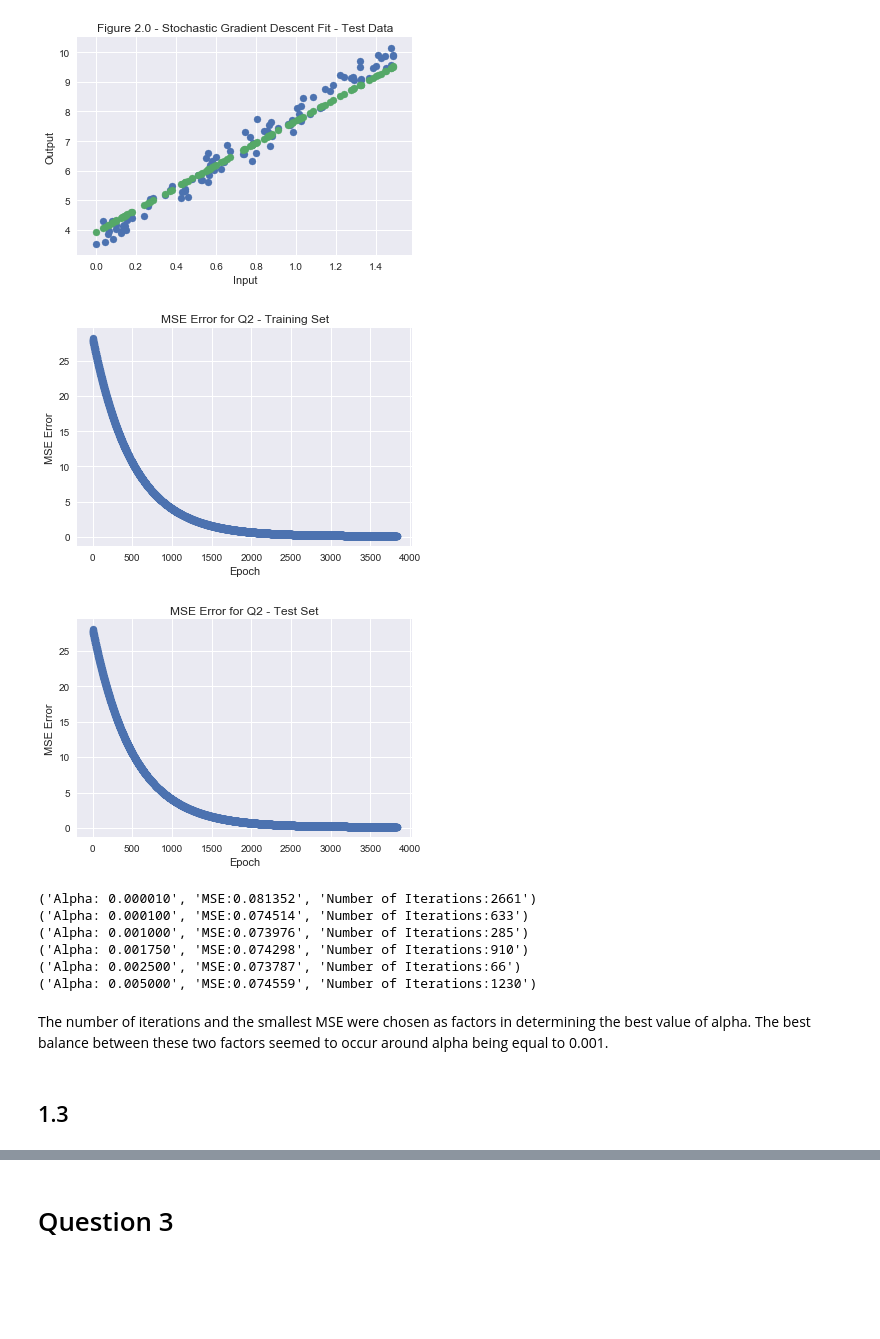
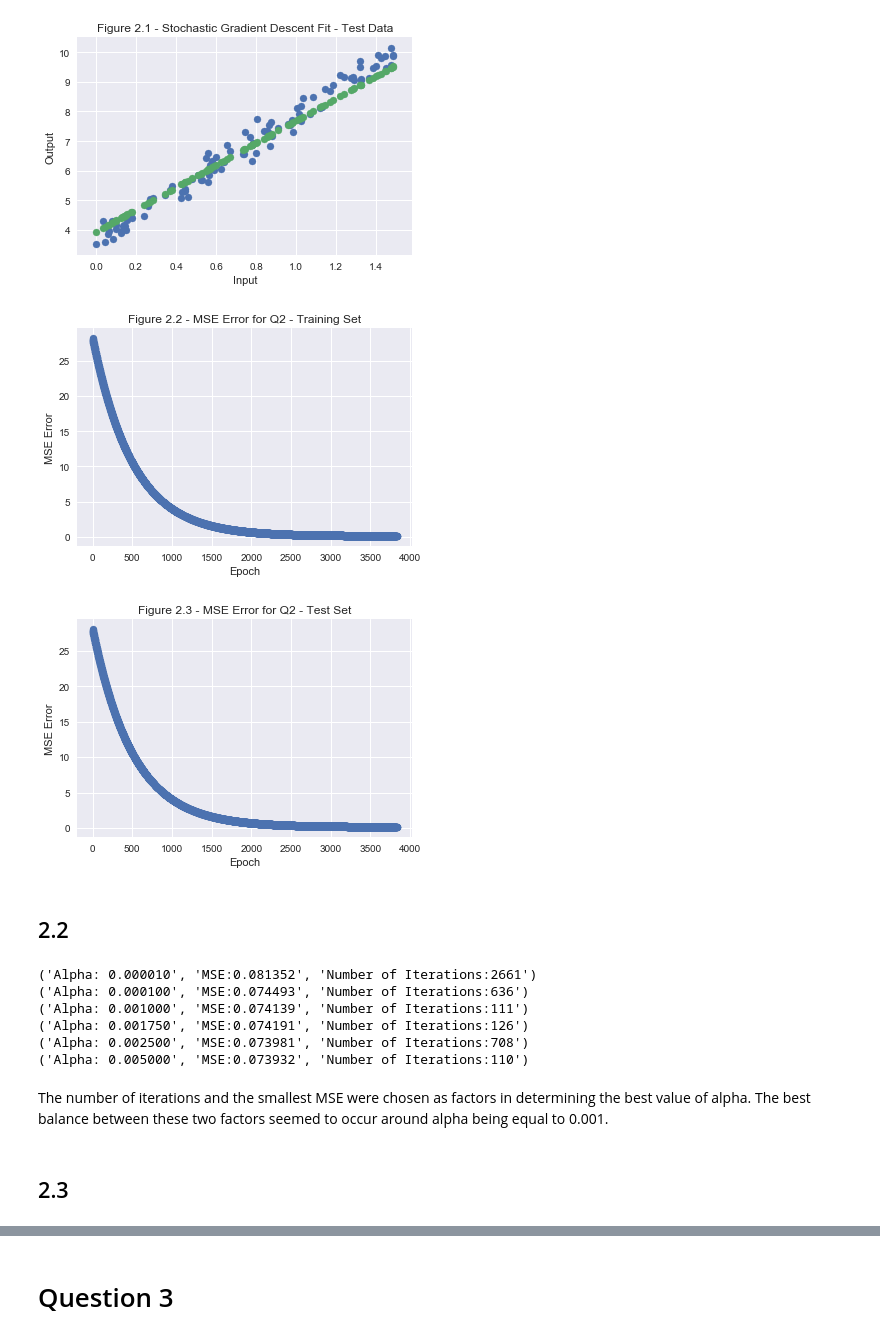
Before and after one commit to oliviersm199/Machine-Learning-Assignments, a Jupyter notebook: assignment1/260563480/Assignment 1.ipynb, the cells around one changed output, grey strips where cells are left out. Saved outputs shown, nothing was run; the diff lists cells and outputs as text; code cells hidden in the pictures; blank space fills up the shorter version.

```diff
--- a/as1/Assignment 1.ipynb
+++ b/assignment1/260563480/Assignment 1.ipynb
@@ -58,9 +46,8 @@ def get_model_of_degree(X, degree):
 
 def closed_form_linear_fit(X,Y):
     '''
-    Implementation of Equation 1.0. Determines the optimal weights of a
-    Least Squares Solution Method using a closed-solution. Implemented as a
-    series of matrix operations.
+    Determines the optimal weights of a Least Squares Solution Method using a closed-form
+    solution. Implemented as a series of matrix operations.
     '''
     x_transpose = X.transpose()
     x_t_inverse = np.linalg.inv(np.matmul(x_transpose, X))
@@ -68,7 +55,8 @@ def closed_form_linear_fit(X,Y):
 
 def get_mean_square_error(X,Y,W):
     '''
-    Implementation of equation 1.1
+    Gets the mean square error by calculating the square error
+    and dividing by the number of training samples.
 
     '''
     error = np.subtract(Y, np.matmul(X, W))
@@ -304,28 +290,25 @@ pyplot.show()
 # %%
 epoch = list(range(len(MSE_LIST)))
 pyplot.figure(0)
 pyplot.scatter(epoch, [error[0] for error in MSE_LIST], label="Training Error")
-pyplot.title("MSE Error for Q2 - Training Set")
+pyplot.title("Figure 2.2 - MSE Error for Q2 - Training Set")
 pyplot.xlabel("Epoch")
 pyplot.ylabel("MSE Error")
 pyplot.show()
 
 pyplot.figure(1)
 pyplot.scatter(epoch, [error[1] for error in MSE_LIST], label ="Test Error")
-pyplot.title("MSE Error for Q2 - Test Set")
+pyplot.title("Figure 2.3 - MSE Error for Q2 - Test Set")
 pyplot.xlabel("Epoch")
 pyplot.ylabel("MSE Error")
 pyplot.show()
 # %% [output]
-[figure, old version]
+[figure, new version]
-[figure, old version]
+[figure, new version]
+# %% [markdown]
+## 2.2
 # %%
-#
-# On this step I'm testing various step sizes and graphing them
-#
-
 alpha_list = [1e-5,1e-4,1e-3, 0.00175 ,0.0025, 0.0050]
-
 
 MSE_LIST_ALPHA = []
 
@@ -336,15 +319,15 @@ for alpha in alpha_list:
     MSE_LIST_ALPHA.append((alpha,MSE))
 # %% [output]
 ('Alpha: 0.000010', 'MSE:0.081352', 'Number of Iterations:2661')
-('Alpha: 0.000100', 'MSE:0.074514', 'Number of Iterations:633')
-('Alpha: 0.001000', 'MSE:0.073976', 'Number of Iterations:285')
-('Alpha: 0.001750', 'MSE:0.074298', 'Number of Iterations:910')
-('Alpha: 0.002500', 'MSE:0.073787', 'Number of Iterations:66')
-('Alpha: 0.005000', 'MSE:0.074559', 'Number of Iterations:1230')
+('Alpha: 0.000100', 'MSE:0.074493', 'Number of Iterations:636')
+('Alpha: 0.001000', 'MSE:0.074139', 'Number of Iterations:111')
+('Alpha: 0.001750', 'MSE:0.074191', 'Number of Iterations:126')
+('Alpha: 0.002500', 'MSE:0.073981', 'Number of Iterations:708')
+('Alpha: 0.005000', 'MSE:0.073932', 'Number of Iterations:110')
 # %% [markdown]
 The number of iterations and the smallest MSE were chosen as factors in determining the best value of alpha. The best balance between these two factors seemed to occur around alpha being equal to 0.001.
 # %% [markdown]
-## 1.3
+## 2.3
 # %%
 weights, MSE_LIST  = online_gradient_descent(Q2XTRAIN, Q2YTRAIN, WSTART, 0.001, epsilon, Q2XVALIDATE, Q2YVALIDATE)
 # %%
```
Also changed, not shown: parts of 21 cells of this notebook, 36 other files.
